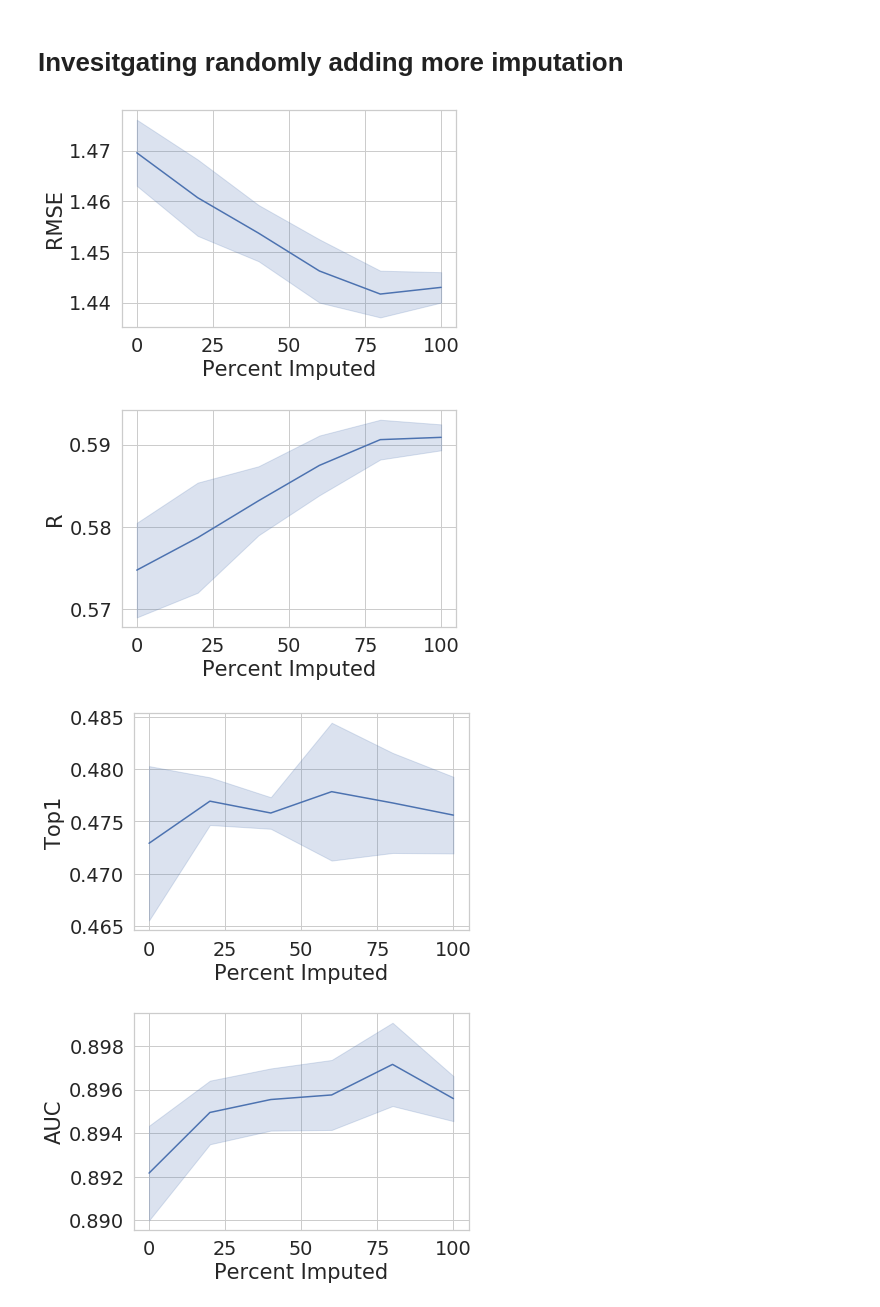
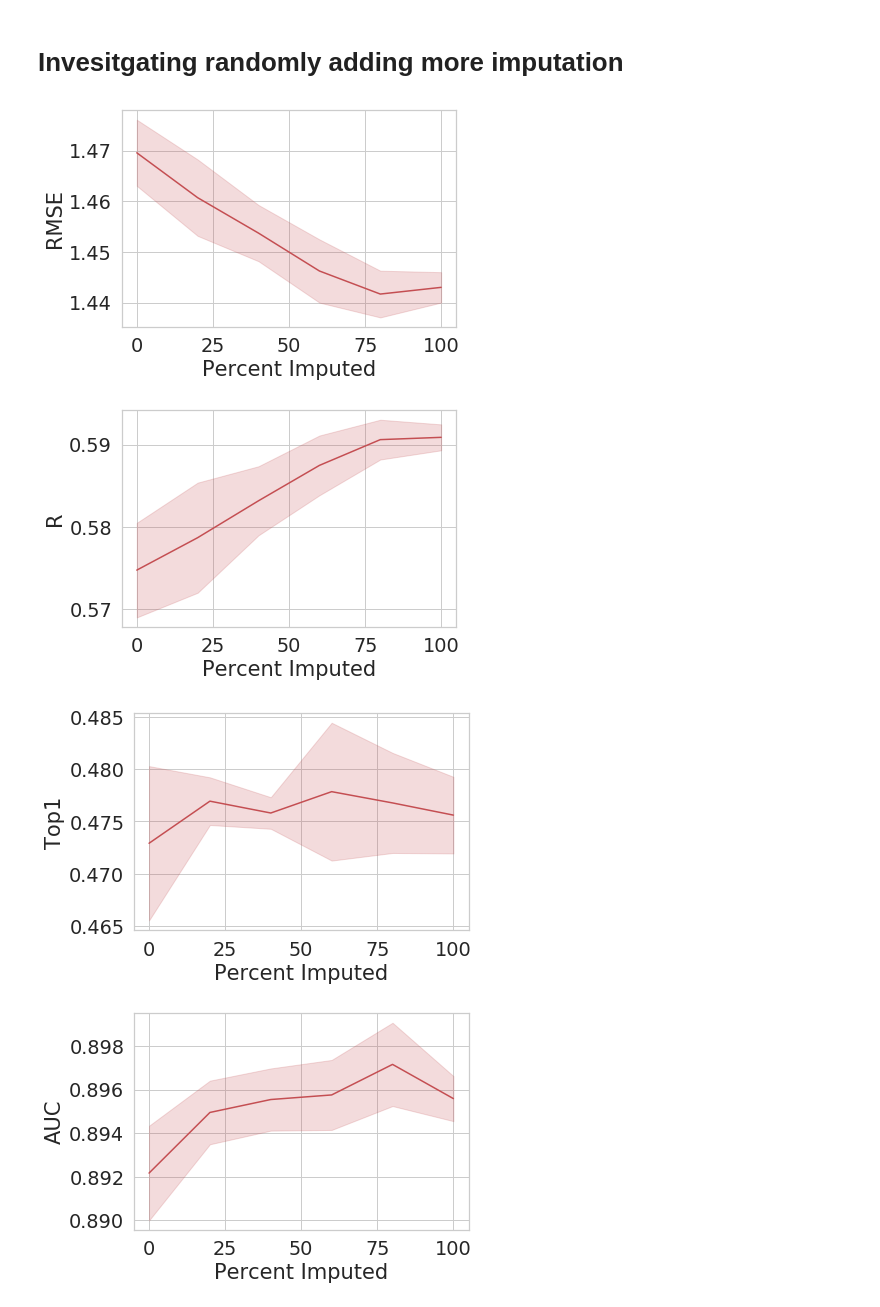
Before and after one commit to francoep/ImputationPaper, a Jupyter notebook: generate_figures.ipynb, the cells around one changed output. Cells and saved outputs as stored; diff of their text form; code cells hidden in the pictures.

```diff
--- a/generate_figures.ipynb
+++ b/generate_figures.ipynb
@@ -372,27 +311,27 @@ with open('results/percent_imputed_compare_it1.csv','w') as outfile:
 # %%
 df=pd.read_csv('results/percent_imputed_compare_it1.csv')
 # %%
-ax=sns.lineplot(data=df,x='Percent Imputed',y='RMSE',ci='sd')
+ax=sns.lineplot(data=df,x='Percent Imputed',y='RMSE',ci='sd',color=(0.7686274509803922, 0.3058823529411765, 0.3215686274509804))
 #plt.legend(bbox_to_anchor=(1.02,1),loc='upper left',borderaxespad=0)
 plt.savefig('figures/MedGOEns_addingImpRMSE.pdf',bbox_inches='tight')
 plt.show()
 
-ax=sns.lineplot(data=df,x='Percent Imputed',y='R',ci='sd')
+ax=sns.lineplot(data=df,x='Percent Imputed',y='R',ci='sd',color=(0.7686274509803922, 0.3058823529411765, 0.3215686274509804))
 #plt.legend(bbox_to_anchor=(1.02,1),loc='upper left',borderaxespad=0)
 plt.savefig('figures/MedGOEns_addingImpR.pdf',bbox_inches='tight')
 plt.show()
 
-ax=sns.lineplot(data=df,x='Percent Imputed',y='Top1',ci='sd')
+ax=sns.lineplot(data=df,x='Percent Imputed',y='Top1',ci='sd',color=(0.7686274509803922, 0.3058823529411765, 0.3215686274509804))
 #plt.legend(bbox_to_anchor=(1.02,1),loc='upper left',borderaxespad=0)
 plt.savefig('figures/MedGOEns_addingImpTop1.pdf',bbox_inches='tight')
 plt.show()
 
-ax=sns.lineplot(data=df,x='Percent Imputed',y='AUC',ci='sd')
+ax=sns.lineplot(data=df,x='Percent Imputed',y='AUC',ci='sd',color=(0.7686274509803922, 0.3058823529411765, 0.3215686274509804))
 #plt.legend(bbox_to_anchor=(1.02,1),loc='upper left',borderaxespad=0)
 plt.savefig('figures/MedGOEns_addingImpAUC.pdf',bbox_inches='tight')
 plt.show()
 # %% [output]
-[figure, old version]
+[figure, new version]
-[figure, old version]
+[figure, new version]
-[figure, old version]
+[figure, new version]
-[figure, old version]
+[figure, new version]
```
Also changed, not shown: parts of 14 cells of this notebook, 17 other files.
